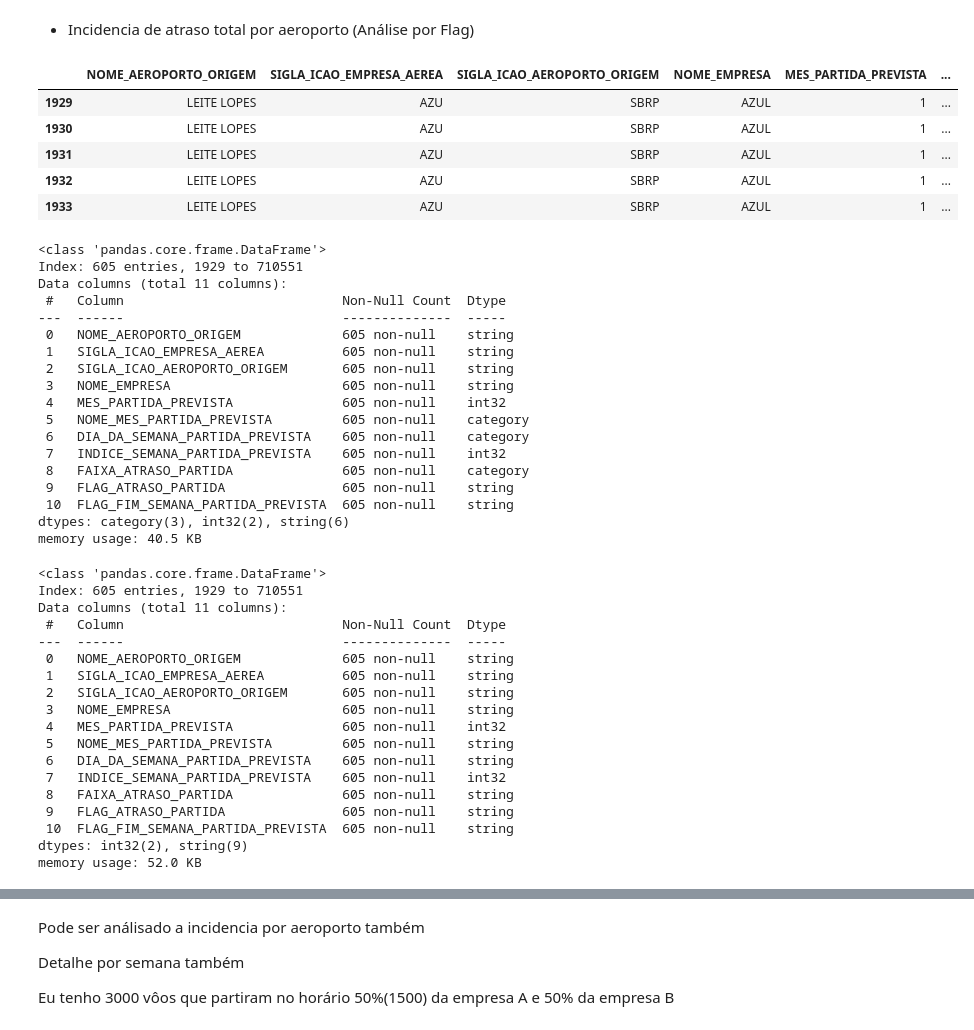
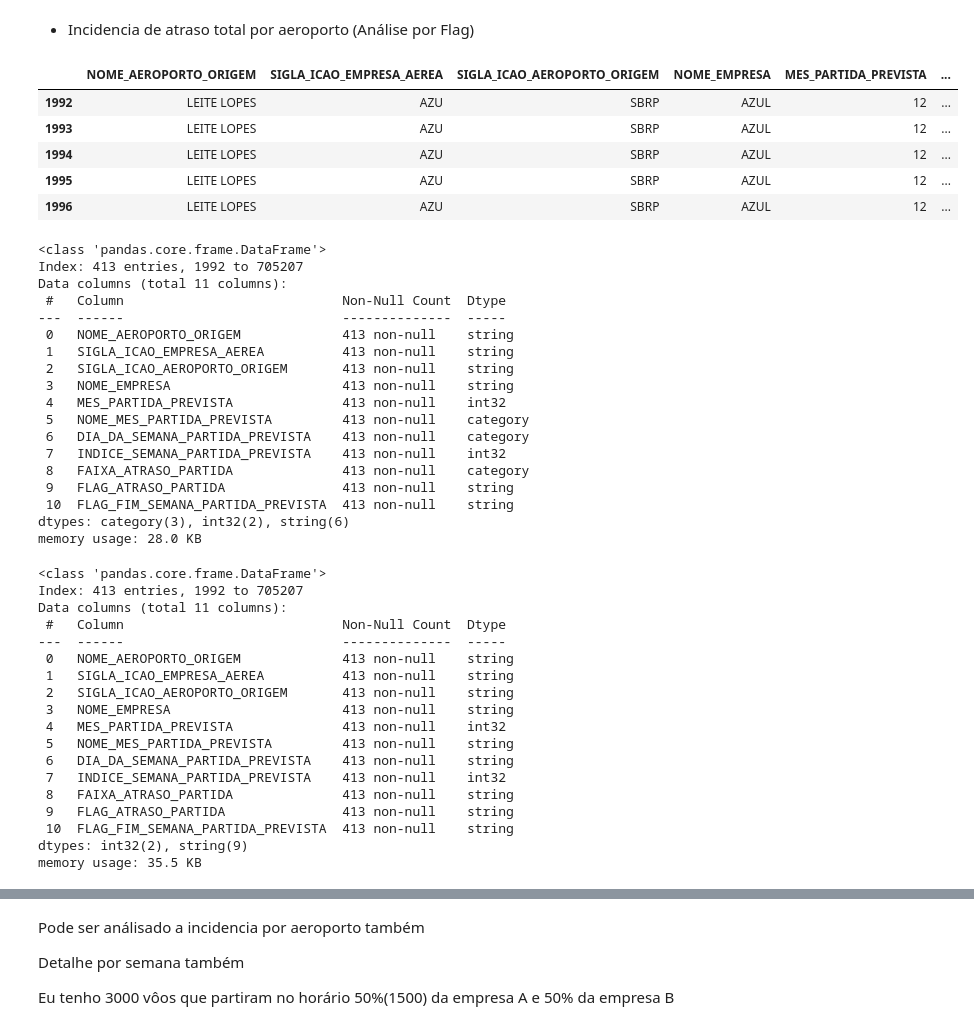
Before and after one commit to rodrigorocha1/dashboard_dados_voos_python, a Jupyter notebook: notebooks/visualizacoes.ipynb, the cells around one changed output, grey strips where cells are left out. Cells and saved outputs as stored; diff of their text form; code cells hidden in the pictures.

```diff
--- a/notebooks/visualizacoes.ipynb
+++ b/notebooks/visualizacoes.ipynb
@@ -993,8 +1127,8 @@ colunas = [
     'FLAG_FIM_SEMANA_PARTIDA_PREVISTA'
 ]
 # %%
-teste = pd.read_parquet(caminho_base, columns=colunas)
-teste.head()
+dataframe = pd.read_parquet(caminho_base, columns=colunas)
+dataframe.head()
 # %% [output]
 |  | NOME_AEROPORTO_ORIGEM | SIGLA_ICAO_EMPRESA_AEREA | SIGLA_ICAO_AEROPORTO_ORIGEM | NOME_EMPRESA | MES_PARTIDA_PREVISTA | ... |
 | 0 | BAURU/AREALVA | AZU | SBAE | AZUL | 1 | ... |
@@ -1026,35 +1160,35 @@ memory usage: 40.4 MB
 # %% [markdown]
 - Incidencia de atraso total por aeroporto (Análise por Flag)
 # %%
-teste = teste.query('SIGLA_ICAO_AEROPORTO_ORIGEM == "SBRP"  and MES_PARTIDA_PREVISTA == 1')
-# teste = teste.query('SIGLA_ICAO_AEROPORTO_ORIGEM == "SBRP" and SIGLA_ICAO_EMPRESA_AEREA == "AZU"  and MES_PARTIDA_PREVISTA == 1')
-teste.head()
+dataframe = dataframe.query('SIGLA_ICAO_AEROPORTO_ORIGEM == "SBRP"  and MES_PARTIDA_PREVISTA == 12')
+# dataframe = dataframe.query('SIGLA_ICAO_AEROPORTO_ORIGEM == "SBRP" and SIGLA_ICAO_EMPRESA_AEREA == "AZU"  and MES_PARTIDA_PREVISTA == 1')
+dataframe.head()
 # %% [output]
 |  | NOME_AEROPORTO_ORIGEM | SIGLA_ICAO_EMPRESA_AEREA | SIGLA_ICAO_AEROPORTO_ORIGEM | NOME_EMPRESA | MES_PARTIDA_PREVISTA | ... |
-| 1929 | LEITE LOPES | AZU | SBRP | AZUL | 1 | ... |
-| 1930 | LEITE LOPES | AZU | SBRP | AZUL | 1 | ... |
-| 1931 | LEITE LOPES | AZU | SBRP | AZUL | 1 | ... |
-| 1932 | LEITE LOPES | AZU | SBRP | AZUL | 1 | ... |
-| 1933 | LEITE LOPES | AZU | SBRP | AZUL | 1 | ... |
+| 1992 | LEITE LOPES | AZU | SBRP | AZUL | 12 | ... |
+| 1993 | LEITE LOPES | AZU | SBRP | AZUL | 12 | ... |
+| 1994 | LEITE LOPES | AZU | SBRP | AZUL | 12 | ... |
+| 1995 | LEITE LOPES | AZU | SBRP | AZUL | 12 | ... |
+| 1996 | LEITE LOPES | AZU | SBRP | AZUL | 12 | ... |
 # %%
-teste.info()
+dataframe.info()
 # %% [output]
 <class 'pandas.core.frame.DataFrame'>
-Index: 605 entries, 1929 to 710551
+Index: 413 entries, 1992 to 705207
 Data columns (total 11 columns):
  #   Column                            Non-Null Count  Dtype
 ---  ------                            --------------  -----
- 0   NOME_AEROPORTO_ORIGEM             605 non-null    string
- 1   SIGLA_ICAO_EMPRESA_AEREA          605 non-null    string
- 2   SIGLA_ICAO_AEROPORTO_ORIGEM       605 non-null    string
- 3   NOME_EMPRESA                      605 non-null    string
- 4   MES_PARTIDA_PREVISTA              605 non-null    int32
- 5   NOME_MES_PARTIDA_PREVISTA         605 non-null    category
- 6   DIA_DA_SEMANA_PARTIDA_PREVISTA    605 non-null    category
- 7   INDICE_SEMANA_PARTIDA_PREVISTA    605 non-null    int32
- 8   FAIXA_ATRASO_PARTIDA              605 non-null    category
- 9   FLAG_ATRASO_PARTIDA               605 non-null    string
- 10  FLAG_FIM_SEMANA_PARTIDA_PREVISTA  605 non-null    string
+ 0   NOME_AEROPORTO_ORIGEM             413 non-null    string
+ 1   SIGLA_ICAO_EMPRESA_AEREA          413 non-null    string
+ 2   SIGLA_ICAO_AEROPORTO_ORIGEM       413 non-null    string
+ 3   NOME_EMPRESA                      413 non-null    string
+ 4   MES_PARTIDA_PREVISTA              413 non-null    int32
+ 5   NOME_MES_PARTIDA_PREVISTA         413 non-null    category
+ 6   DIA_DA_SEMANA_PARTIDA_PREVISTA    413 non-null    category
+ 7   INDICE_SEMANA_PARTIDA_PREVISTA    413 non-null    int32
+ 8   FAIXA_ATRASO_PARTIDA              413 non-null    category
+ 9   FLAG_ATRASO_PARTIDA               413 non-null    string
+ 10  FLAG_FIM_SEMANA_PARTIDA_PREVISTA  413 non-null    string
 dtypes: category(3), int32(2), string(6)
-memory usage: 40.5 KB
+memory usage: 28.0 KB
 # %%
@@ -1062,22 +1196,22 @@ teste[['NOME_MES_PARTIDA_PREVISTA', 'DIA_DA_SEMANA_PARTIDA_PREVISTA', 'FAIXA_ATR
 # %%
-teste.info()
+dataframe.info()
 # %% [output]
 <class 'pandas.core.frame.DataFrame'>
-Index: 605 entries, 1929 to 710551
+Index: 413 entries, 1992 to 705207
 Data columns (total 11 columns):
  #   Column                            Non-Null Count  Dtype
 ---  ------                            --------------  -----
- 0   NOME_AEROPORTO_ORIGEM             605 non-null    string
- 1   SIGLA_ICAO_EMPRESA_AEREA          605 non-null    string
- 2   SIGLA_ICAO_AEROPORTO_ORIGEM       605 non-null    string
- 3   NOME_EMPRESA                      605 non-null    string
- 4   MES_PARTIDA_PREVISTA              605 non-null    int32
- 5   NOME_MES_PARTIDA_PREVISTA         605 non-null    string
- 6   DIA_DA_SEMANA_PARTIDA_PREVISTA    605 non-null    string
- 7   INDICE_SEMANA_PARTIDA_PREVISTA    605 non-null    int32
- 8   FAIXA_ATRASO_PARTIDA              605 non-null    string
- 9   FLAG_ATRASO_PARTIDA               605 non-null    string
- 10  FLAG_FIM_SEMANA_PARTIDA_PREVISTA  605 non-null    string
+ 0   NOME_AEROPORTO_ORIGEM             413 non-null    string
+ 1   SIGLA_ICAO_EMPRESA_AEREA          413 non-null    string
+ 2   SIGLA_ICAO_AEROPORTO_ORIGEM       413 non-null    string
+ 3   NOME_EMPRESA                      413 non-null    string
+ 4   MES_PARTIDA_PREVISTA              413 non-null    int32
+ 5   NOME_MES_PARTIDA_PREVISTA         413 non-null    string
+ 6   DIA_DA_SEMANA_PARTIDA_PREVISTA    413 non-null    string
+ 7   INDICE_SEMANA_PARTIDA_PREVISTA    413 non-null    int32
+ 8   FAIXA_ATRASO_PARTIDA              413 non-null    string
+ 9   FLAG_ATRASO_PARTIDA               413 non-null    string
+ 10  FLAG_FIM_SEMANA_PARTIDA_PREVISTA  413 non-null    string
 dtypes: int32(2), string(9)
-memory usage: 52.0 KB
+memory usage: 35.5 KB
 # %%
```
Also changed, not shown: parts of 83 cells of this notebook.
